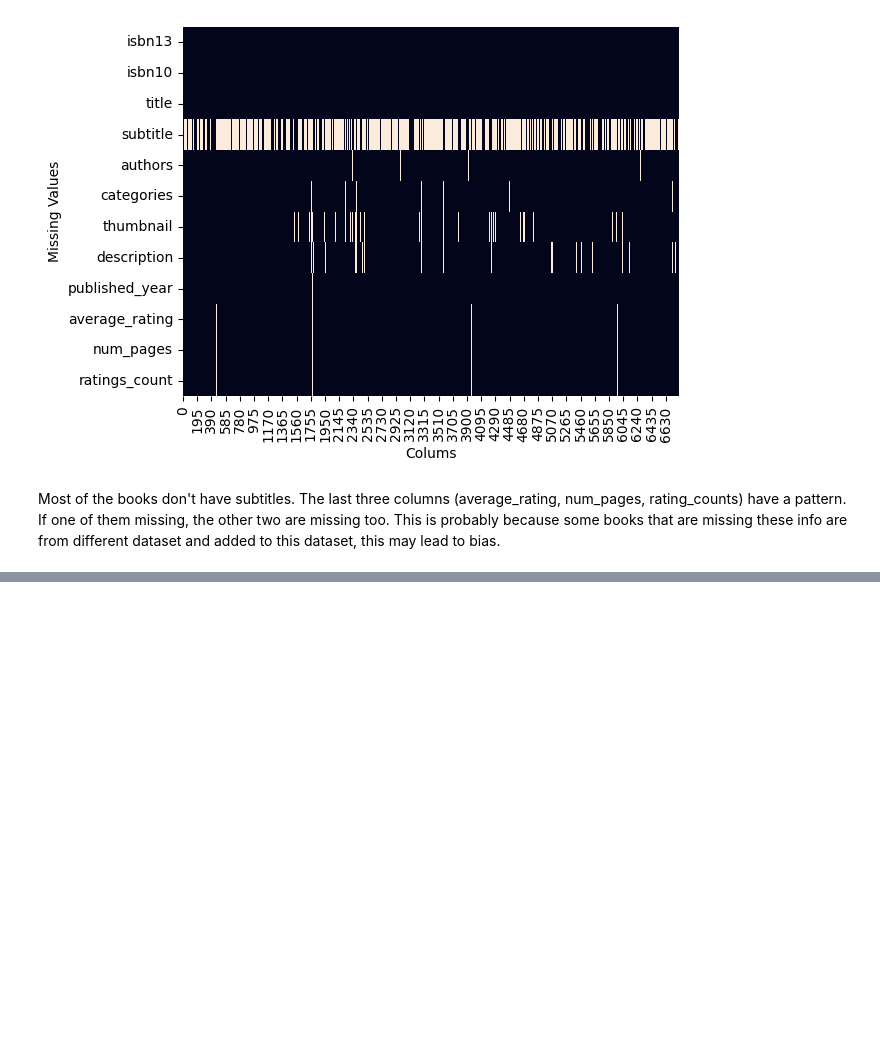
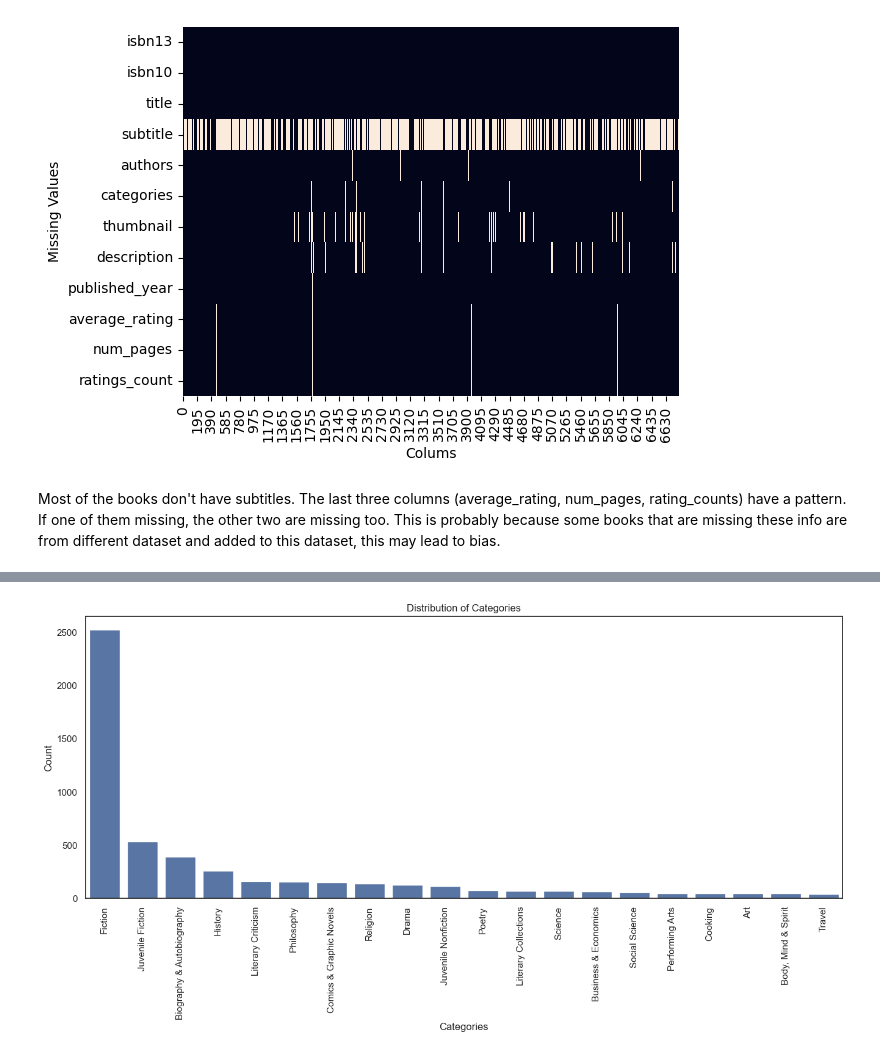
Before and after one commit to fadhelhdz/book_recommender, a Jupyter notebook: data-exploration.ipynb, the cells around one changed output, grey strips where cells are left out. Cells and saved outputs as stored; diff of their text form; code cells hidden in the pictures; blank space fills up the shorter version.

```diff
--- a/data-exploration.ipynb
+++ b/data-exploration.ipynb
@@ -61,0 +83,7 @@ Most of the books don't have subtitles. The last three columns (average_rating,
+# %%
+book_missing = books[~((books["description"].isna()) |
+    (books["num_pages"].isna()) |
+    (books["average_rating"].isna()) |
+    (books["published_year"].isna()))
+    ]
+book_missing
@@ -61,0 +120,12 @@ Most of the books don't have subtitles. The last three columns (average_rating,
+# %%
+order = book_missing['categories'].value_counts().head(20).index
+
+plt.figure(figsize=(16, 6))
+sns.countplot(data=book_missing, x='categories', order=order)
+plt.title('Distribution of Categories')
+plt.xlabel('Categories')
+plt.ylabel('Count')
+plt.xticks(rotation=90)
+plt.show()
+# %% [output]
+[figure, added]
```
Also changed, not shown: parts of 25 cells of this notebook.
